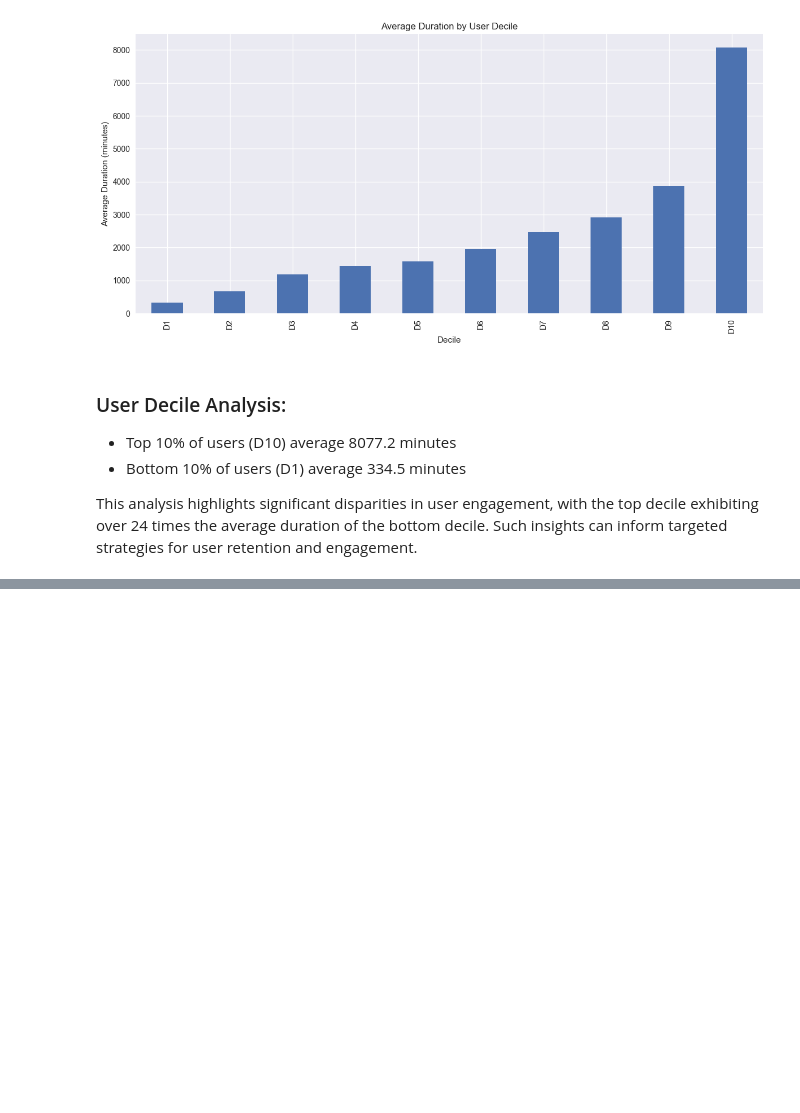
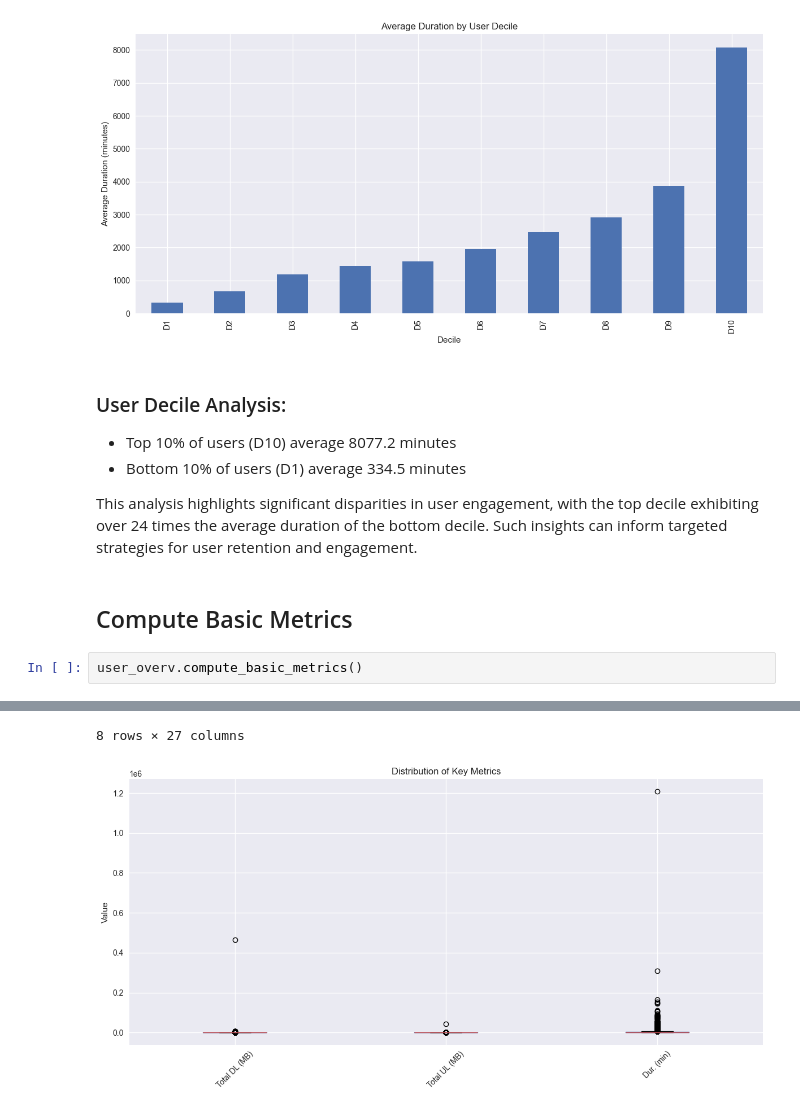
Before and after one commit to shewanek/KAIM_W2_TellCo_Growth_Analysis, a Jupyter notebook: notebooks/user_insights_analysis.ipynb, the cells around one changed output, grey strips where cells are left out. Drawn from its saved outputs; the diff is of its cells as text; blank space fills up the shorter version.

```diff
--- a/notebooks/user_insights_analysis.ipynb
+++ b/notebooks/user_insights_analysis.ipynb
@@ -351,3 +351,8 @@ User Decile Analysis:
  - Bottom 10% of users (D1) average 334.5 minutes
 
  This analysis highlights significant disparities in user engagement, with the top decile exhibiting over 24 times the average duration of the bottom decile. Such insights can inform targeted strategies for user retention and engagement.
+# %% [markdown]
+## Compute Basic Metrics
+# %%
+user_overv.compute_basic_metrics()
+# %% [output]
@@ -353,0 +368,2 @@ User Decile Analysis:
+8 rows × 27 columns
+[figure, added]
```
Also changed, not shown: parts of 7 cells of this notebook, 1 other file.
